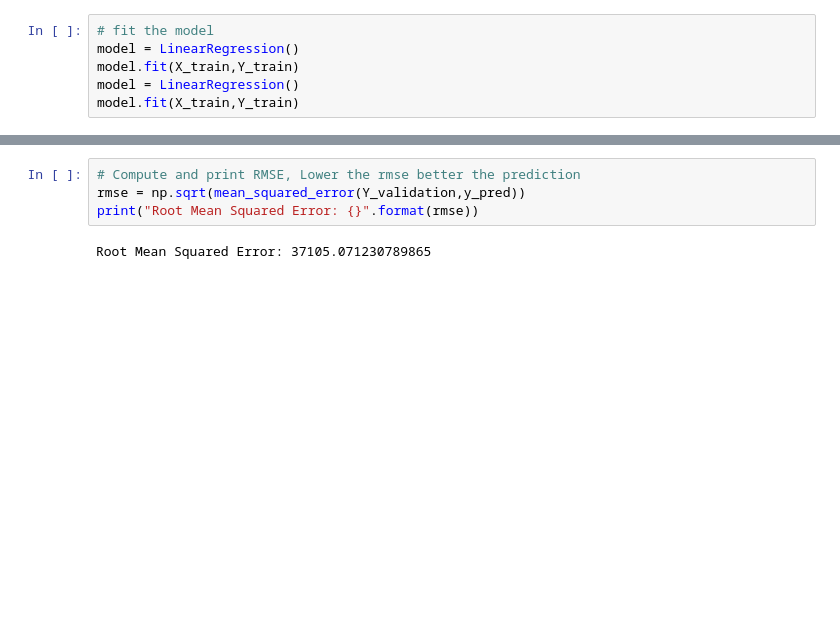
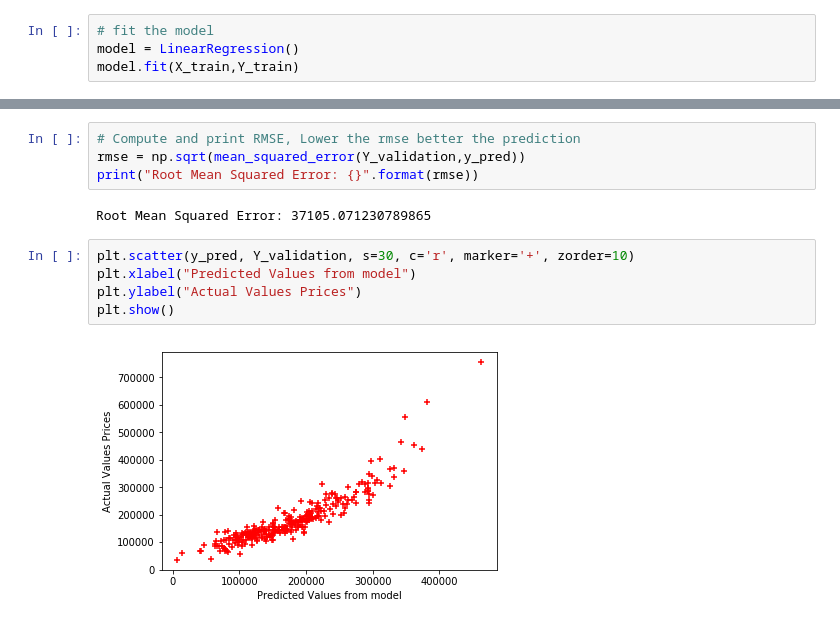
Before and after one commit to radz1/MachineLearn, a Jupyter notebook: HousePricesAssignment.ipynb, the cells around one changed output, grey strips where cells are left out. Saved outputs shown, nothing was run; the diff lists cells and outputs as text; blank space fills up the shorter version.

```diff
--- a/HousePricesAssignment.ipynb
+++ b/HousePricesAssignment.ipynb
@@ -137,8 +143,6 @@ print(validation_size)
 # fit the model
 model = LinearRegression()
 model.fit(X_train,Y_train)
-model = LinearRegression()
-model.fit(X_train,Y_train)
 # %% [output]
 LinearRegression(copy_X=True, fit_intercept=True, n_jobs=1, normalize=False)
 # %%
@@ -172,3 +176,10 @@ rmse = np.sqrt(mean_squared_error(Y_validation,y_pred))
 print("Root Mean Squared Error: {}".format(rmse))
 # %% [output]
 Root Mean Squared Error: 37105.071230789865
+# %%
+plt.scatter(y_pred, Y_validation, s=30, c='r', marker='+', zorder=10)
+plt.xlabel("Predicted Values from model")
+plt.ylabel("Actual Values Prices")
+plt.show()
+# %% [output]
+[figure, added]
```
Also changed, not shown: parts of 3 cells of this notebook, 1 other file.
